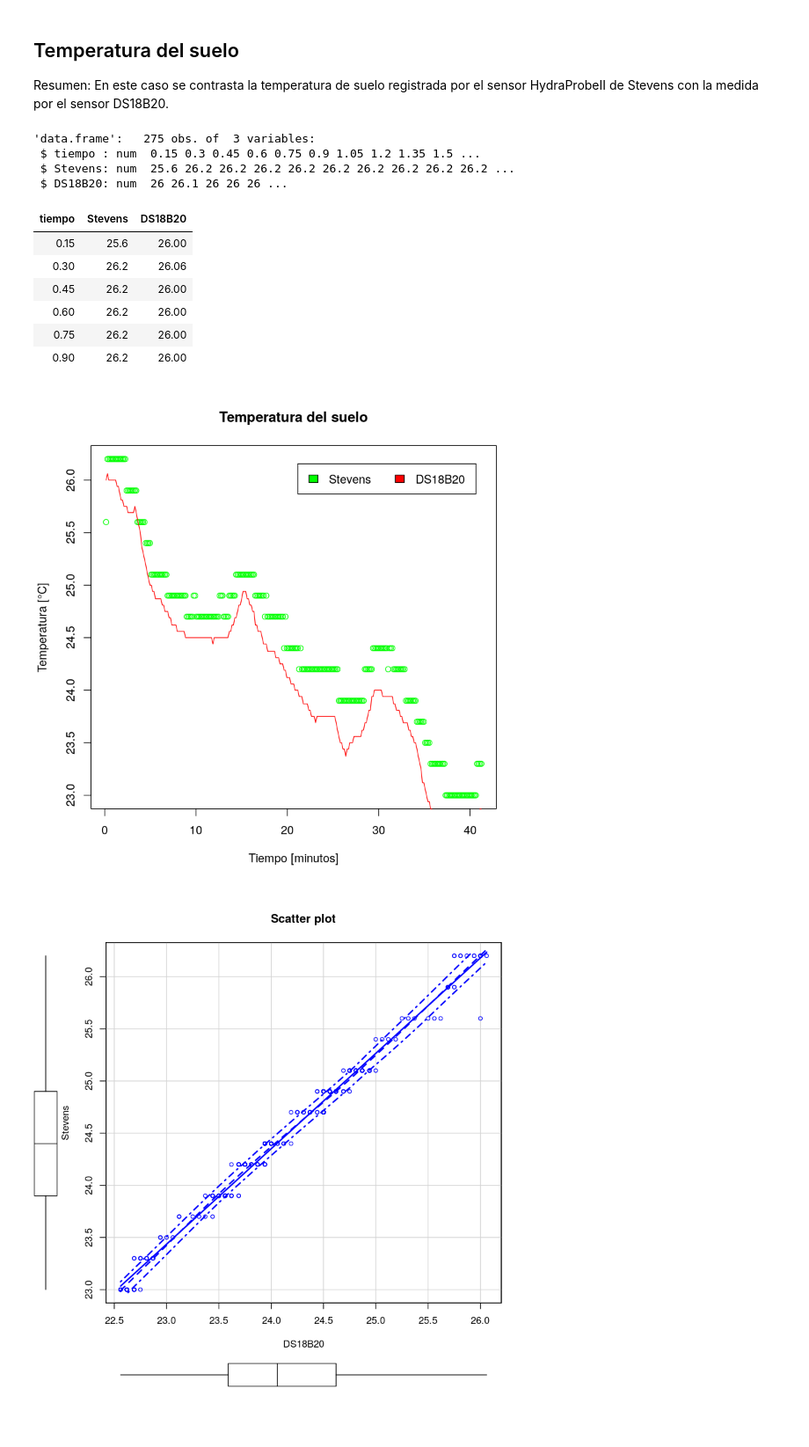
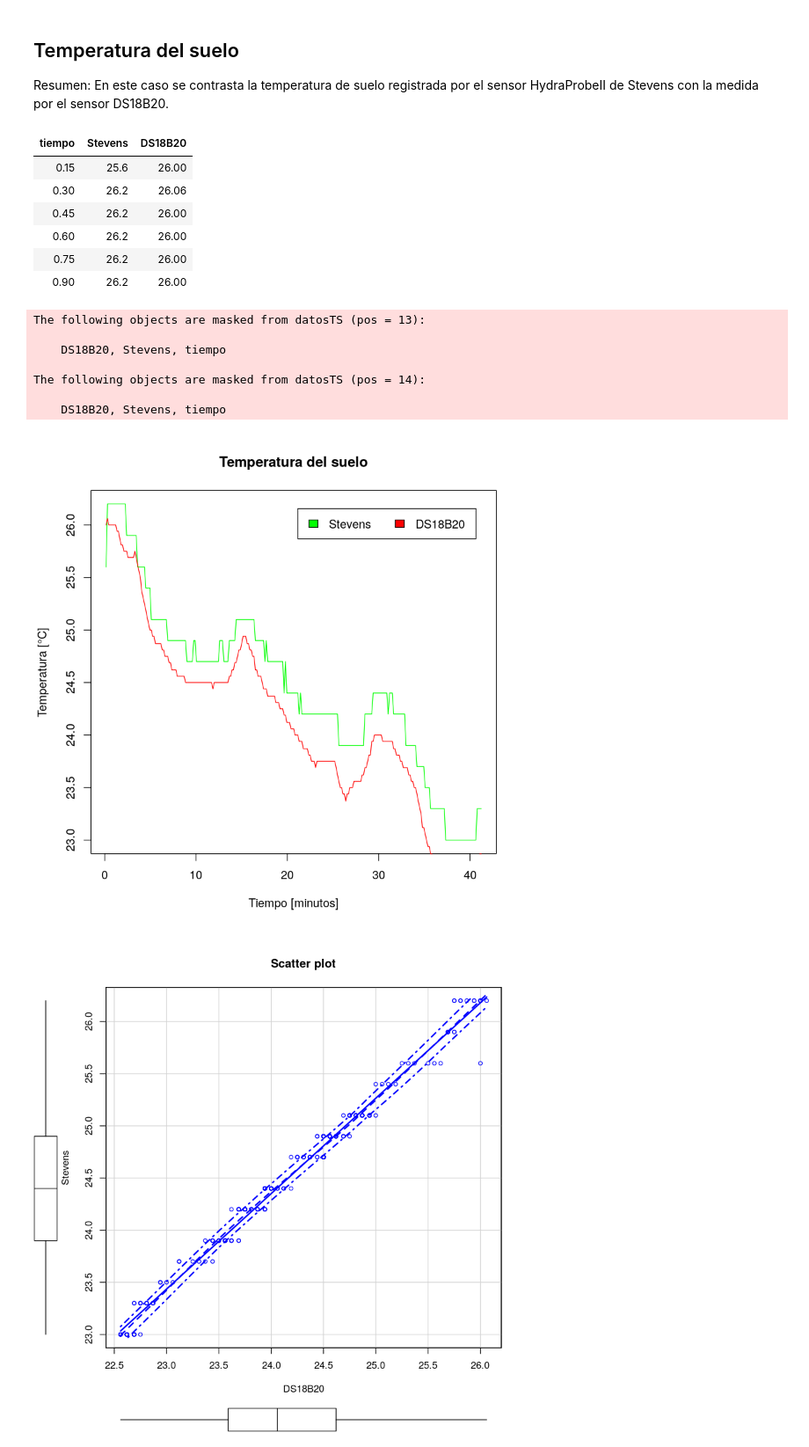
Before and after one commit to emilopez/intro-R, a Jupyter notebook: tp-final/tf.ipynb, the cells around one changed output. Shown at 88% size. Saved outputs shown, nothing was run; the diff lists cells and outputs as text; code cells hidden in the pictures; blank space fills up the shorter version.

```diff
--- a/tp-final/tf.ipynb
+++ b/tp-final/tf.ipynb
@@ -324,28 +544,30 @@ F-statistic: 3.36e+05 on 1 and 4216 DF,  p-value: < 2.2e-16
 Resumen: En este caso se contrasta la temperatura de suelo registrada por el sensor HydraProbeII de Stevens con la medida por el sensor DS18B20.
 # %%
 datosTS = read.csv("datos/stevens_fc_ds/ds_vs_stevensTiempo.csv", sep=",")
-str(datosTS)
+#str(datosTS)
 head(datosTS)
 attach(datosTS)
 # %% [output]
+| tiempo | Stevens | DS18B20 |
+| 0.15 | 25.6 | 26.00 |
+| 0.30 | 26.2 | 26.06 |
+| 0.45 | 26.2 | 26.00 |
+| 0.60 | 26.2 | 26.00 |
+| 0.75 | 26.2 | 26.00 |
+| 0.90 | 26.2 | 26.00 |
-'data.frame':   275 obs. of  3 variables:
- $ tiempo : num  0.15 0.3 0.45 0.6 0.75 0.9 1.05 1.2 1.35 1.5 ...
- $ Stevens: num  25.6 26.2 26.2 26.2 26.2 26.2 26.2 26.2 26.2 26.2 ...
- $ DS18B20: num  26 26.1 26 26 26 ...
+The following objects are masked from datosTS (pos = 13):
+
+    DS18B20, Stevens, tiempo
+
+The following objects are masked from datosTS (pos = 14):
+
+    DS18B20, Stevens, tiempo
-| tiempo | Stevens | DS18B20 |
-| 0.15 | 25.6 | 26.00 |
-| 0.30 | 26.2 | 26.06 |
-| 0.45 | 26.2 | 26.00 |
-| 0.60 | 26.2 | 26.00 |
-| 0.75 | 26.2 | 26.00 |
-| 0.90 | 26.2 | 26.00 |
 # %%
-plot(tiempo, Stevens, col="green", main="Temperatura del suelo",
-     xlab="Tiempo [minutos]", ylab="Temperatura [°C]")
+plot(tiempo, Stevens, col="green", main="Temperatura del suelo", xlab="Tiempo [minutos]", ylab="Temperatura [°C]", type="lines")
 lines(tiempo, DS18B20, col="red")
 legend("topright", inset=.05, c("Stevens","DS18B20"), fill=c("green","red"), horiz=TRUE)
 # %% [output]
-[figure, old version]
+[figure, new version]
 # %%
 scatterplot(Stevens ~ DS18B20, data=datosTS, xlab="DS18B20", ylab="Stevens", main="Scatter plot")
 # %% [output]
```
Also changed, not shown: parts of 34 cells of this notebook, 5 other files.
